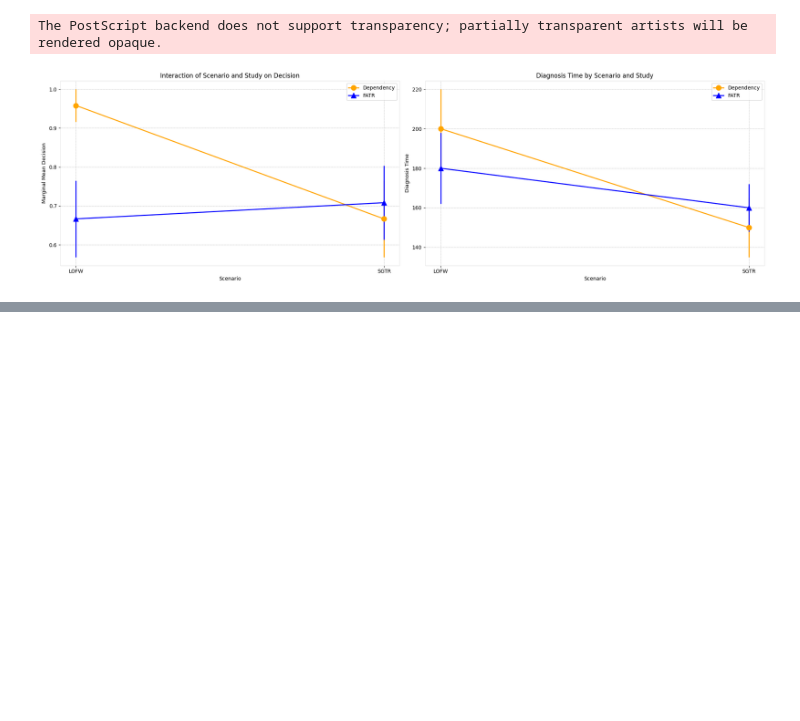
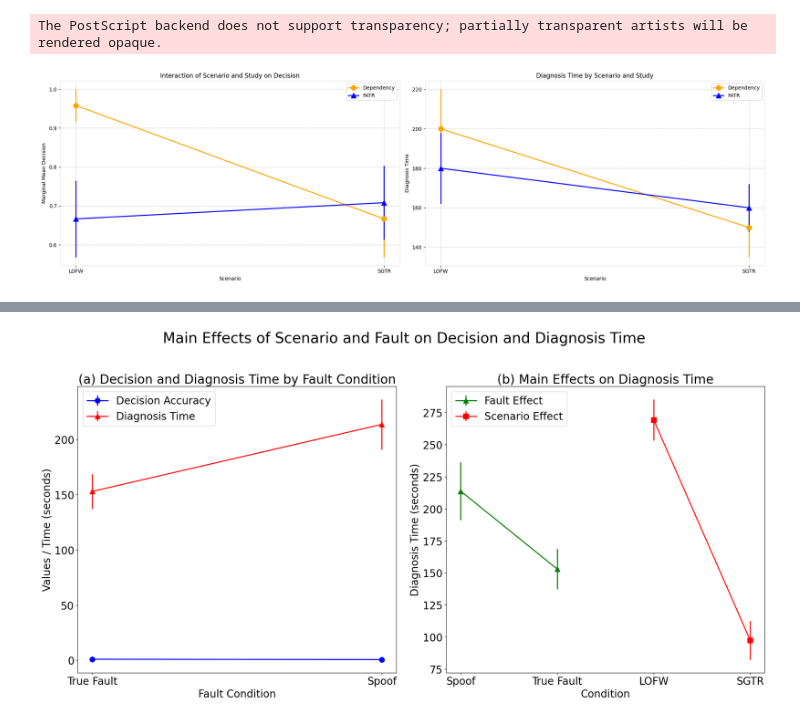
Before and after one commit to zethdubois/fatr, a Jupyter notebook: plot/geep_charts.ipynb, the cells around one changed output, grey strips where cells are left out. Cells and saved outputs as stored; diff of their text form; code cells hidden in the pictures; blank space fills up the shorter version.

```diff
--- a/plot/geep_charts.ipynb
+++ b/plot/geep_charts.ipynb
@@ -145,0 +224,90 @@ The PostScript backend does not support transparency; partially transparent arti
+# %%
+title = 'Main Effects of Scenario and Fault on Decision and Diagnosis Time'
+
+import matplotlib.pyplot as plt
+import matplotlib.gridspec as gridspec
+import numpy as np
+
+# Title and filename setup
+filename = title.replace(' ', '_')
+
+
+# Double the size of all text elements
+plt.rcParams.update({'font.size': plt.rcParams['font.size'] * 2})
+
+# Set the figure size and GridSpec layout
+fig = plt.figure(figsize=(12, 6))  # Adjust the figure size as needed
+gs = gridspec.GridSpec(1, 2, width_ratios=[1, 1])  # Equal width for both subplots
+
+fig = plt.figure(figsize=(20, 10))  # Adjusted figure size for better layout
+
+
+# Create subplots using the GridSpec layout
+ax1 = plt.subplot(gs[0])
+ax2 = plt.subplot(gs[1])
+
+# ---- Left Plot:  -----------------------
+# Create subplots using the GridSpec layout
+ax1 = plt.subplot(gs[0])
+# ax2 remains available for future use on the right plot
+
+# Data for the left plot (ax1)
+fault_conditions = ['True Fault', 'Spoof']  # x-axis categories
+decision_means = [0.92, 0.58]  # Decision accuracy means
+decision_errors = [0.04, 0.07]  # Decision accuracy errors
+diagnosis_means = [152.98, 213.71]  # Diagnosis time means, assuming compatible unit or scaled
+diagnosis_errors = [15.72, 22.61]  # Diagnosis time errors, assuming compatible unit or scaled
+
+# Plotting both Decision and Diagnosis Time on ax1
+ax1.errorbar(fault_conditions, decision_means, yerr=decision_errors, fmt='-o', label='Decision Accuracy', color='blue', linewidth=2, markersize=10)
+ax1.errorbar(fault_conditions, diagnosis_means, yerr=diagnosis_errors, fmt='-^', label='Diagnosis Time', color='red', linewidth=2, markersize=10)
+
+ax1.set_title('(a) Decision and Diagnosis Time by Fault Condition')
+ax1.set_ylabel('Values / Time (seconds)')  # General label, adjust as needed
+ax1.set_xlabel('Fault Condition')
+ax1.legend()
+
+
+#--------------------------------------------------------------------------------
+
+# ---- Right Plot: Diagnosis Time Main Effects ----
+# Fault Effect
+fault_conditions_diag = ['Spoof', 'True Fault']
+means_fault_diag = [213.71, 152.98]
+errors_fault_diag = [22.61, 15.72]
+
+# Scenario Effect
+scenarios_diag = ['LOFW', 'SGTR']
+means_scenario_diag = [269.21, 97.48]
+errors_scenario_diag = [15.94, 15.14]
+
+# Plot Fault Effect
+ax2.errorbar(fault_conditions_diag, means_fault_diag, yerr=errors_fault_diag, fmt='-^', label='Fault Effect', color='green', linewidth=2, markersize=10)
+
+# Plot Scenario Effect
+ax2.errorbar(scenarios_diag, means_scenario_diag, yerr=errors_scenario_diag, fmt='-s', label='Scenario Effect', color='red', linewidth=2, markersize=10)
+
+ax2.set_title('(b) Main Effects on Diagnosis Time')
+ax2.set_xlabel('Condition')
+ax2.set_ylabel('Diagnosis Time (seconds)')
+ax2.legend()
+
+# # Title and legend
+# fig.suptitle('Fault Condition Effects on Decision and Diagnosis Time')
+# fig.legend(loc='upper center', bbox_to_anchor=(0.5, -0.05), shadow=True, ncol=2)
+
+# Adding a super title for the entire figure
+plt.suptitle(title, fontsize=28, y=1.015)
+
+
+plt.tight_layout()
+plt.savefig(f'{filename}.eps', format='eps', dpi=300, bbox_inches='tight')
+# Additionally, save the figure as a PNG file
+plt.savefig(f'{filename}.png', format='png', dpi=300, bbox_inches='tight')
+
+
+plt.show()
+
+# Reset plt.rcParams to default if needed for other plots in the notebook
+plt.rcParams.update(plt.rcParamsDefault)
+# %% [output]
@@ -145,0 +316 @@ The PostScript backend does not support transparency; partially transparent arti
+[figure, added]
```
Also changed, not shown: parts of 5 cells of this notebook, 8 other files.
